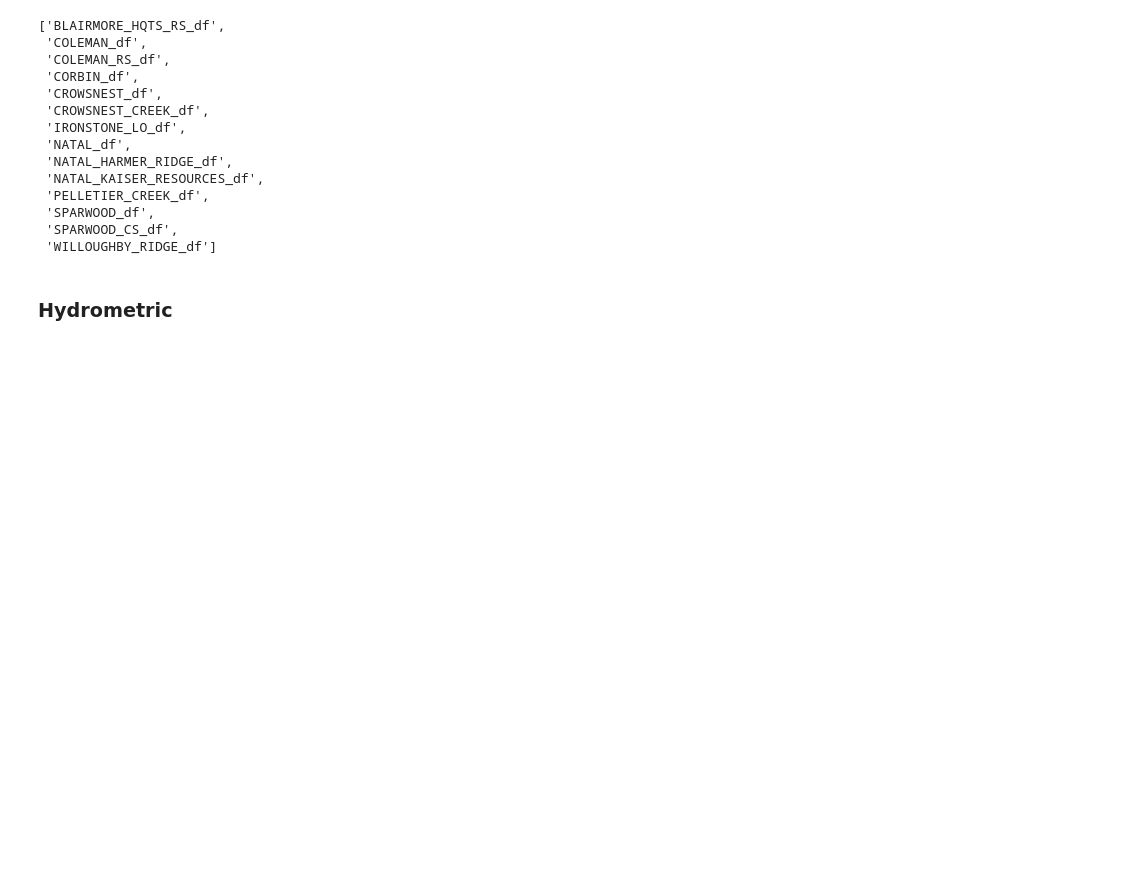
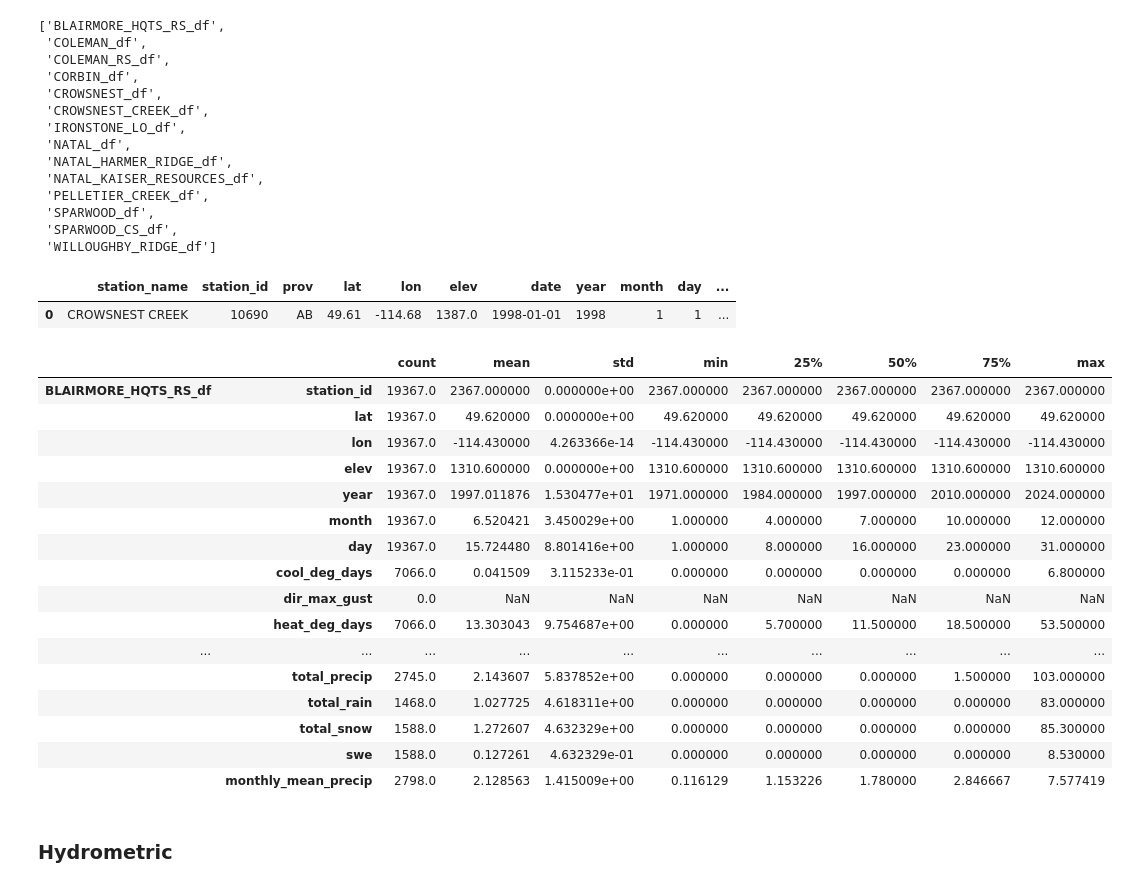
Before and after one commit to moniquebeaulieu/TM_PHES, a Jupyter notebook: EDA.ipynb, the cells around one changed output. Cells and saved outputs as stored; diff of their text form; code cells hidden in the pictures; blank space fills up the shorter version.

```diff
--- a/EDA.ipynb
+++ b/EDA.ipynb
@@ -199,13 +200,36 @@ new_station_df_names
  'SPARWOOD_df',
  'SPARWOOD_CS_df',
  'WILLOUGHBY_RIDGE_df']
+# %%
+weathercan_df.head(1)
+# %% [output]
+|  | station_name | station_id | prov | lat | lon | elev | date | year | month | day | ... |
+| 0 | CROWSNEST CREEK | 10690 | AB | 49.61 | -114.68 | 1387.0 | 1998-01-01 | 1998 | 1 | 1 | ... |
 # %%
 pd.set_option('display.max_rows', None)
 pd.set_option('display.max_columns', None)
 pd.set_option('display.width', None)
 
 summary_df = describe_dataframes_to_dataframe(station_dfs)
-#summary_df
+summary_df
+# %% [output]
+|  |  | count | mean | std | min | 25% | 50% | 75% | max |
+| BLAIRMORE_HQTS_RS_df | station_id | 19367.0 | 2367.000000 | 0.000000e+00 | 2367.000000 | 2367.000000 | 2367.000000 | 2367.000000 | 2367.000000 |
+|  | lat | 19367.0 | 49.620000 | 0.000000e+00 | 49.620000 | 49.620000 | 49.620000 | 49.620000 | 49.620000 |
+|  | lon | 19367.0 | -114.430000 | 4.263366e-14 | -114.430000 | -114.430000 | -114.430000 | -114.430000 | -114.430000 |
+|  | elev | 19367.0 | 1310.600000 | 0.000000e+00 | 1310.600000 | 1310.600000 | 1310.600000 | 1310.600000 | 1310.600000 |
+|  | year | 19367.0 | 1997.011876 | 1.530477e+01 | 1971.000000 | 1984.000000 | 1997.000000 | 2010.000000 | 2024.000000 |
+|  | month | 19367.0 | 6.520421 | 3.450029e+00 | 1.000000 | 4.000000 | 7.000000 | 10.000000 | 12.000000 |
+|  | day | 19367.0 | 15.724480 | 8.801416e+00 | 1.000000 | 8.000000 | 16.000000 | 23.000000 | 31.000000 |
+|  | cool_deg_days | 7066.0 | 0.041509 | 3.115233e-01 | 0.000000 | 0.000000 | 0.000000 | 0.000000 | 6.800000 |
+|  | dir_max_gust | 0.0 | NaN | NaN | NaN | NaN | NaN | NaN | NaN |
+|  | heat_deg_days | 7066.0 | 13.303043 | 9.754687e+00 | 0.000000 | 5.700000 | 11.500000 | 18.500000 | 53.500000 |
+| ... | ... | ... | ... | ... | ... | ... | ... | ... | ... |
+|  | total_precip | 2745.0 | 2.143607 | 5.837852e+00 | 0.000000 | 0.000000 | 0.000000 | 1.500000 | 103.000000 |
+|  | total_rain | 1468.0 | 1.027725 | 4.618311e+00 | 0.000000 | 0.000000 | 0.000000 | 0.000000 | 83.000000 |
+|  | total_snow | 1588.0 | 1.272607 | 4.632329e+00 | 0.000000 | 0.000000 | 0.000000 | 0.000000 | 85.300000 |
+|  | swe | 1588.0 | 0.127261 | 4.632329e-01 | 0.000000 | 0.000000 | 0.000000 | 0.000000 | 8.530000 |
+|  | monthly_mean_precip | 2798.0 | 2.128563 | 1.415009e+00 | 0.116129 | 1.153226 | 1.780000 | 2.846667 | 7.577419 |
 # %%
 pd.reset_option('display.max_rows')
 pd.reset_option('display.max_columns')
```
Also changed, not shown: parts of 34 cells of this notebook, 1 other file.
